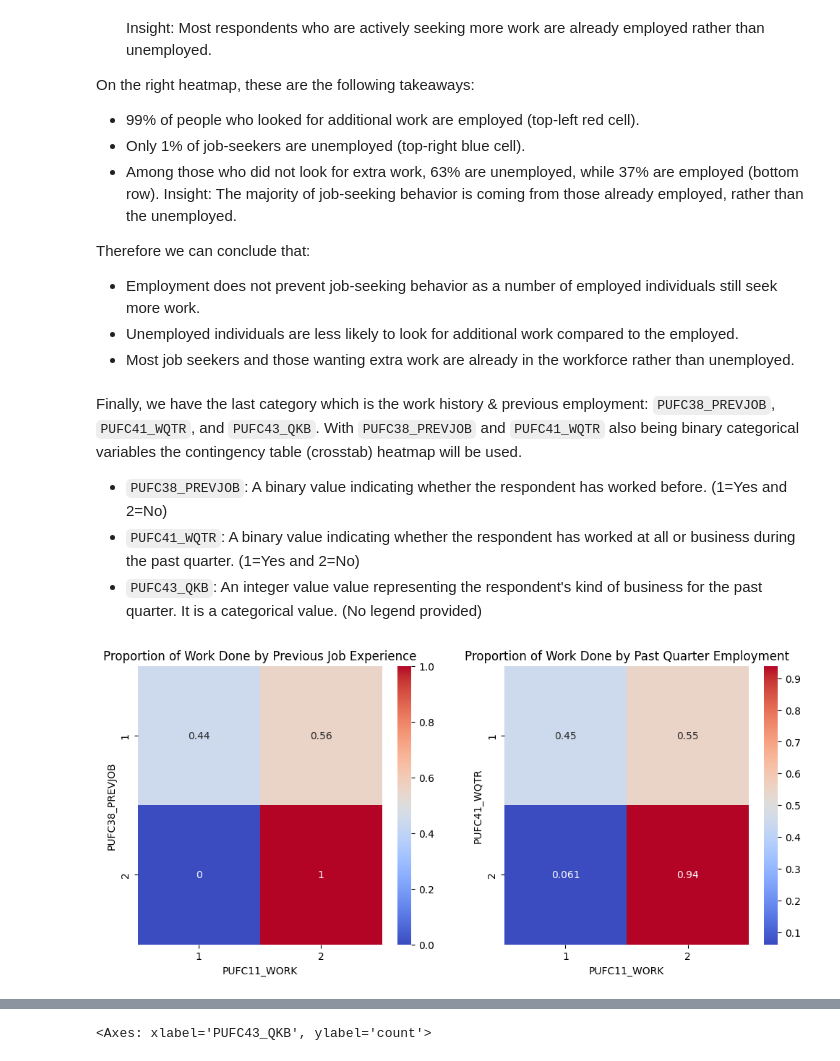
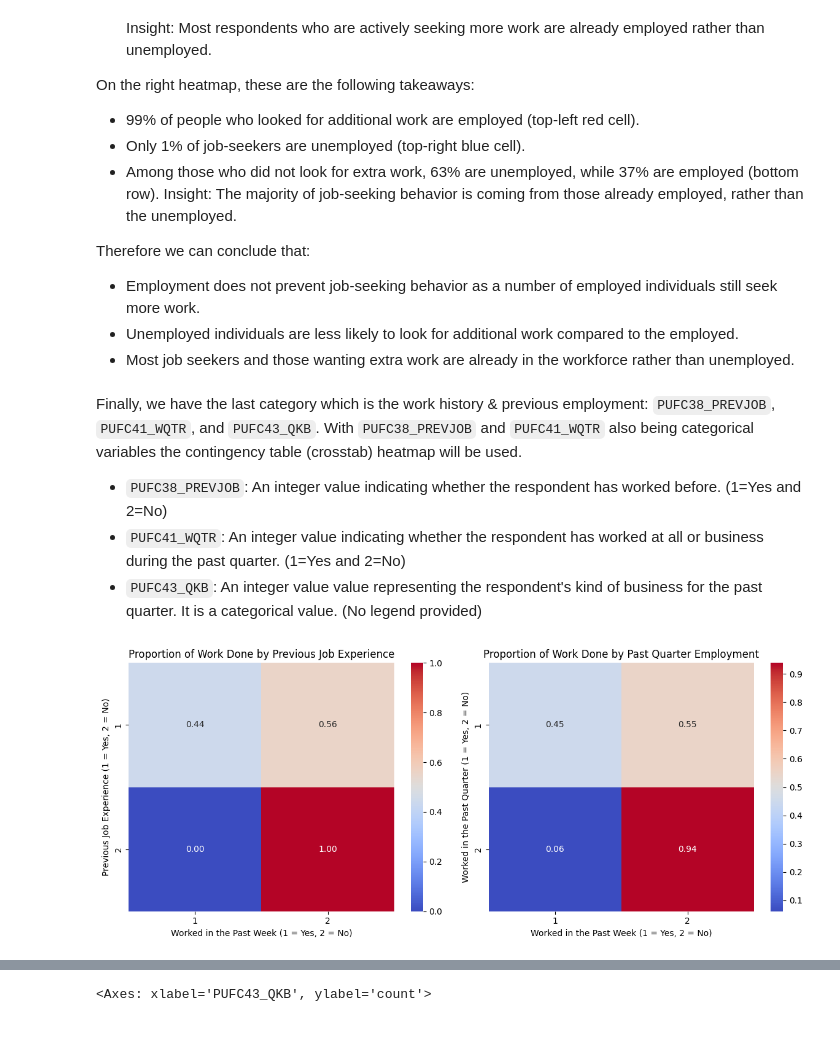
Before and after one commit to MatthewHeinz/STINTSY_MCO1, a Jupyter notebook: MCO1.ipynb, the cells around one changed output, grey strips where cells are left out. Drawn from its saved outputs; the diff is of its cells as text; code cells hidden in the pictures; blank space fills up the shorter version.

```diff
--- a/MCO1.ipynb
+++ b/MCO1.ipynb
@@ -509,25 +510,35 @@ Therefore we can conclude that:
 - Unemployed individuals are less likely to look for additional work compared to the employed.
 - Most job seekers and those wanting extra work are already in the workforce rather than unemployed.
 # %% [markdown]
-Finally, we have the last category which is the work history & previous employment: `PUFC38_PREVJOB`, `PUFC41_WQTR`, and `PUFC43_QKB`. With `PUFC38_PREVJOB` and `PUFC41_WQTR` also being binary categorical variables the contingency table (crosstab) heatmap will be used.
-- `PUFC38_PREVJOB`: A binary value indicating whether the respondent has worked before. (1=Yes and 2=No)
-- `PUFC41_WQTR`: A binary value indicating whether the respondent has worked at all or business during the past quarter. (1=Yes and 2=No)
+Finally, we have the last category which is the work history & previous employment: `PUFC38_PREVJOB`, `PUFC41_WQTR`, and `PUFC43_QKB`. With `PUFC38_PREVJOB` and `PUFC41_WQTR` also being categorical variables the contingency table (crosstab) heatmap will be used.
+- `PUFC38_PREVJOB`: An integer value indicating whether the respondent has worked before. (1=Yes and 2=No)
+- `PUFC41_WQTR`: An integer value indicating whether the respondent has worked at all or business during the past quarter. (1=Yes and 2=No)
 - `PUFC43_QKB`: An integer value value representing the respondent's kind of business for the past quarter. It is a categorical value. (No legend provided)
-# %%
-# Crosstab analysis: Employment history vs. Work done in the past week
-plt.figure(figsize=(12, 5))
-
-plt.subplot(1, 2, 1)
-sns.heatmap(pd.crosstab(cleaned_selected_df['PUFC38_PREVJOB'], cleaned_selected_df['PUFC11_WORK'], normalize='index'), annot=True, cmap='coolwarm')
-plt.title("Proportion of Work Done by Previous Job Experience")
-
-plt.subplot(1, 2, 2)
-sns.heatmap(pd.crosstab(cleaned_selected_df['PUFC41_WQTR'], cleaned_selected_df['PUFC11_WORK'], normalize='index'), annot=True, cmap='coolwarm')
-plt.title("Proportion of Work Done by Past Quarter Employment")
-
-plt.show()
-# %% [output]
-[figure, removed]
+# %%
+# Compute crosstab analyses
+crosstab_prevjob = pd.crosstab(cleaned_selected_df["PUFC38_PREVJOB"], cleaned_selected_df["PUFC11_WORK"], normalize="index")
+crosstab_wqtr = pd.crosstab(cleaned_selected_df["PUFC41_WQTR"], cleaned_selected_df["PUFC11_WORK"], normalize="index")
+
+# Create subplots
+fig, axes = plt.subplots(1, 2, figsize=(12, 5))
+
+# Heatmap for Previous Job Experience vs. Work Done
+sns.heatmap(crosstab_prevjob, annot=True, cmap="coolwarm", fmt=".2f", ax=axes[0])
+axes[0].set_title("Proportion of Work Done by Previous Job Experience")
+axes[0].set_xlabel("Worked in the Past Week (1 = Yes, 2 = No)")
+axes[0].set_ylabel("Previous Job Experience (1 = Yes, 2 = No)")
+
+# Heatmap for Past Quarter Employment vs. Work Done
+sns.heatmap(crosstab_wqtr, annot=True, cmap="coolwarm", fmt=".2f", ax=axes[1])
+axes[1].set_title("Proportion of Work Done by Past Quarter Employment")
+axes[1].set_xlabel("Worked in the Past Week (1 = Yes, 2 = No)")
+axes[1].set_ylabel("Worked in the Past Quarter (1 = Yes, 2 = No)")
+
+# Adjust layout and show plot
+plt.tight_layout()
+plt.show()
+# %% [output]
+[figure, added]
 # %% [markdown]
 The heatmaps show the relationship between previous job experience (PUFC38_PREVJOB), past quarter employment (PUFC41_WQTR), and whether an individual worked in the past week (PUFC11_WORK).
 
```
Also changed, not shown: parts of 9 cells of this notebook.
